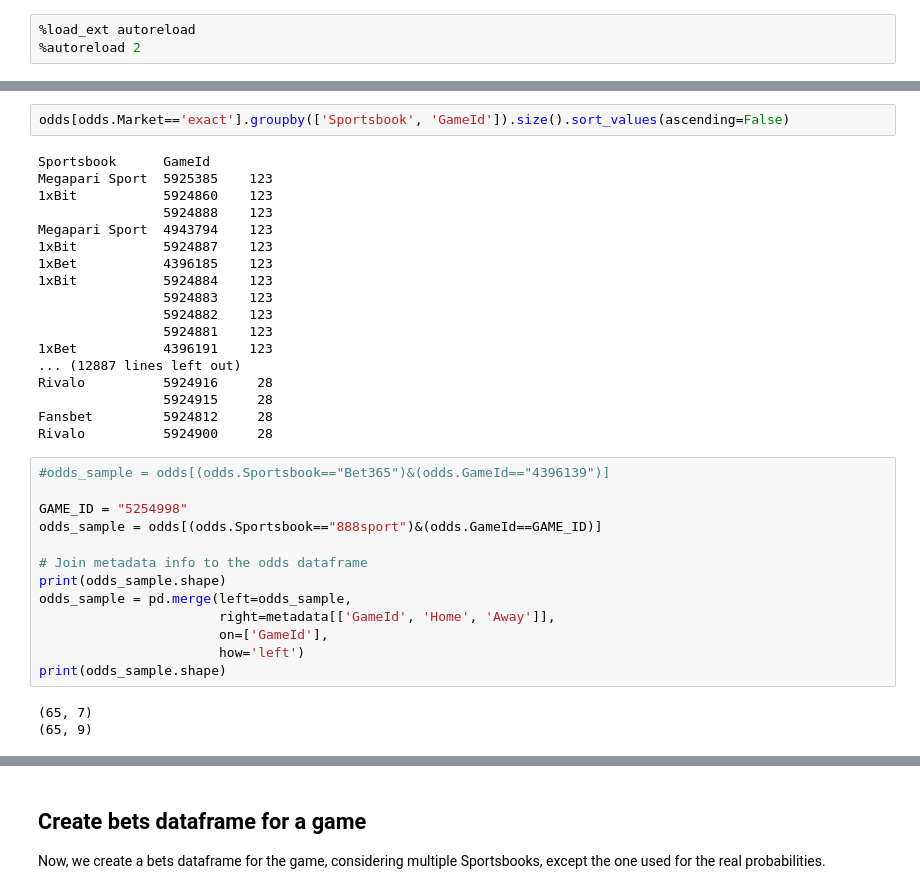
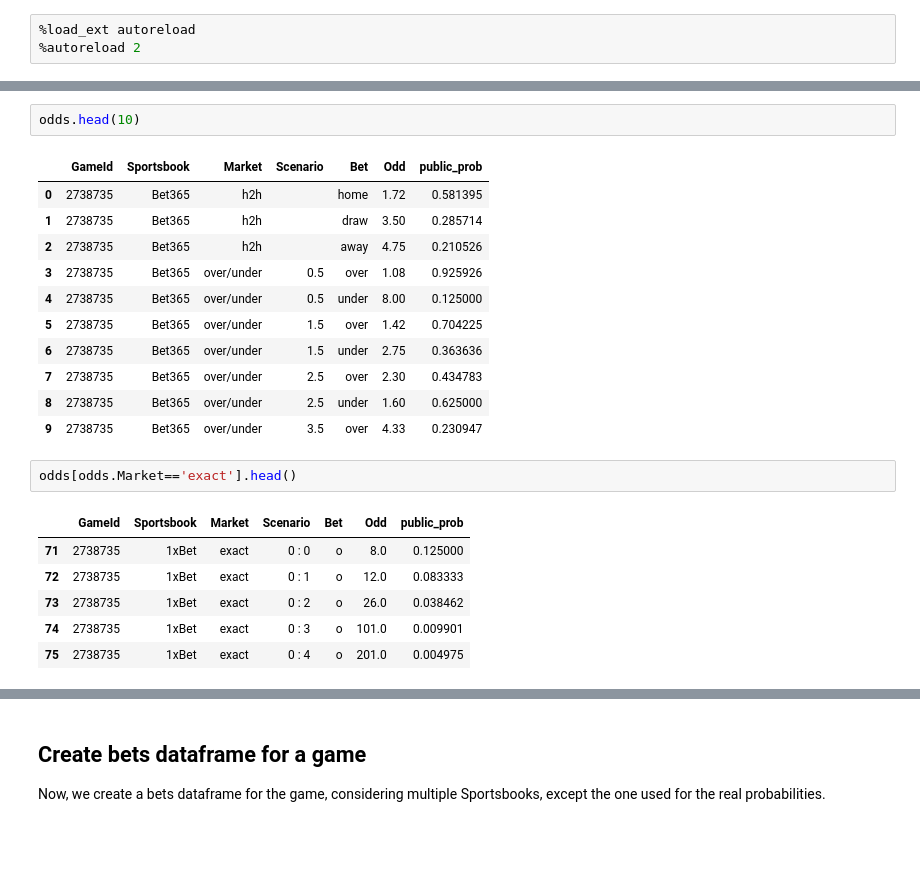
Before and after one commit to MarcosAugusto47/soccer-betting-strategy, a Jupyter notebook: notebook.ipynb, the cells around one changed output, grey strips where cells are left out. Cells and saved outputs as stored; diff of their text form; blank space fills up the shorter version.

```diff
--- a/notebook.ipynb
+++ b/notebook.ipynb
@@ -49,36 +55,23 @@ Here, we set the real probabilities in a 7 x 7 dataframe. For that, we use the p
+# %%
+odds.head(10)
+# %% [output]
+|  | GameId | Sportsbook | Market | Scenario | Bet | Odd | public_prob |
+| 0 | 2738735 | Bet365 | h2h |  | home | 1.72 | 0.581395 |
+| 1 | 2738735 | Bet365 | h2h |  | draw | 3.50 | 0.285714 |
+| 2 | 2738735 | Bet365 | h2h |  | away | 4.75 | 0.210526 |
+| 3 | 2738735 | Bet365 | over/under | 0.5 | over | 1.08 | 0.925926 |
+| 4 | 2738735 | Bet365 | over/under | 0.5 | under | 8.00 | 0.125000 |
+| 5 | 2738735 | Bet365 | over/under | 1.5 | over | 1.42 | 0.704225 |
+| 6 | 2738735 | Bet365 | over/under | 1.5 | under | 2.75 | 0.363636 |
+| 7 | 2738735 | Bet365 | over/under | 2.5 | over | 2.30 | 0.434783 |
+| 8 | 2738735 | Bet365 | over/under | 2.5 | under | 1.60 | 0.625000 |
+| 9 | 2738735 | Bet365 | over/under | 3.5 | over | 4.33 | 0.230947 |
 # %%
-odds[odds.Market=='exact'].groupby(['Sportsbook', 'GameId']).size().sort_values(ascending=False)
+odds[odds.Market=='exact'].head()
 # %% [output]
-Sportsbook      GameId
-Megapari Sport  5925385    123
-1xBit           5924860    123
-                5924888    123
-Megapari Sport  4943794    123
-1xBit           5924887    123
-1xBet           4396185    123
-1xBit           5924884    123
-                5924883    123
-                5924882    123
-                5924881    123
-1xBet           4396191    123
-... (12887 lines left out)
-Rivalo          5924916     28
-                5924915     28
-Fansbet         5924812     28
-Rivalo          5924900     28
+|  | GameId | Sportsbook | Market | Scenario | Bet | Odd | public_prob |
+| 71 | 2738735 | 1xBet | exact | 0 : 0 | o | 8.0 | 0.125000 |
+| 72 | 2738735 | 1xBet | exact | 0 : 1 | o | 12.0 | 0.083333 |
+| 73 | 2738735 | 1xBet | exact | 0 : 2 | o | 26.0 | 0.038462 |
+| 74 | 2738735 | 1xBet | exact | 0 : 3 | o | 101.0 | 0.009901 |
+| 75 | 2738735 | 1xBet | exact | 0 : 4 | o | 201.0 | 0.004975 |
-# %%
-#odds_sample = odds[(odds.Sportsbook=="Bet365")&(odds.GameId=="4396139")]
-
-GAME_ID = "5254998"
-odds_sample = odds[(odds.Sportsbook=="888sport")&(odds.GameId==GAME_ID)]
-
-# Join metadata info to the odds dataframe
-print(odds_sample.shape)
-odds_sample = pd.merge(left=odds_sample,
-                       right=metadata[['GameId', 'Home', 'Away']],
-                       on=['GameId'],
-                       how='left')
-print(odds_sample.shape)
-# %% [output]
-(65, 7)
-(65, 9)
```
Also changed, not shown: parts of 40 cells of this notebook, 2 other files.
